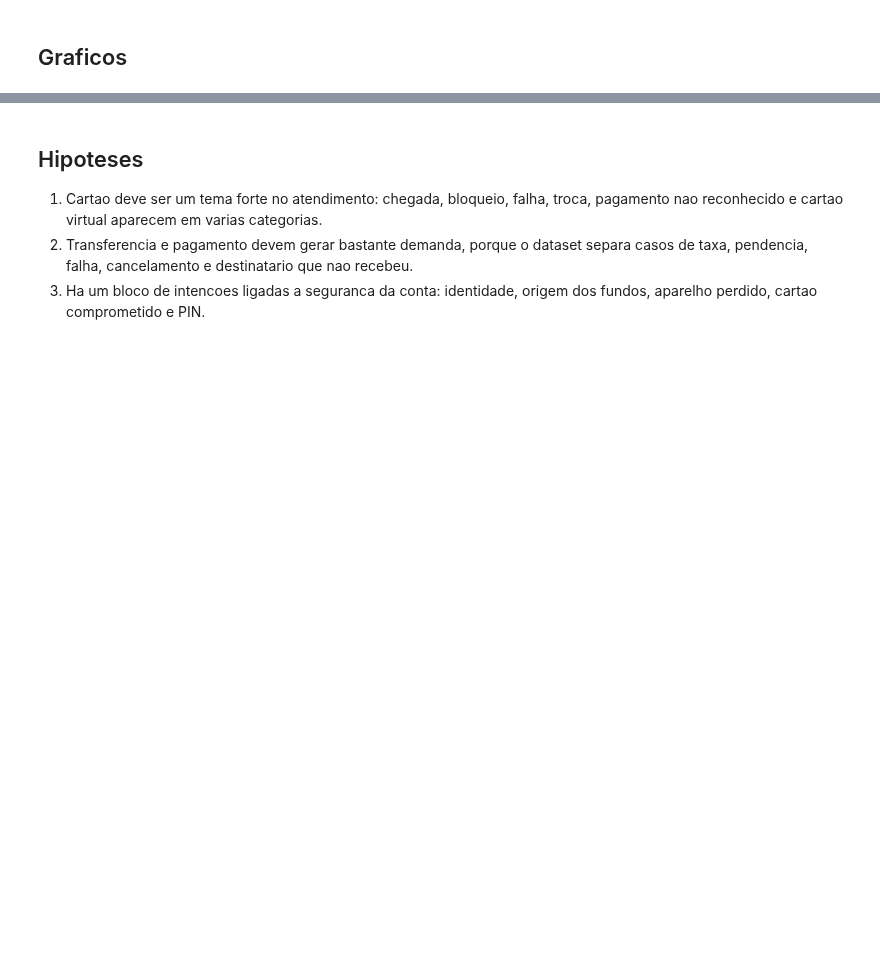
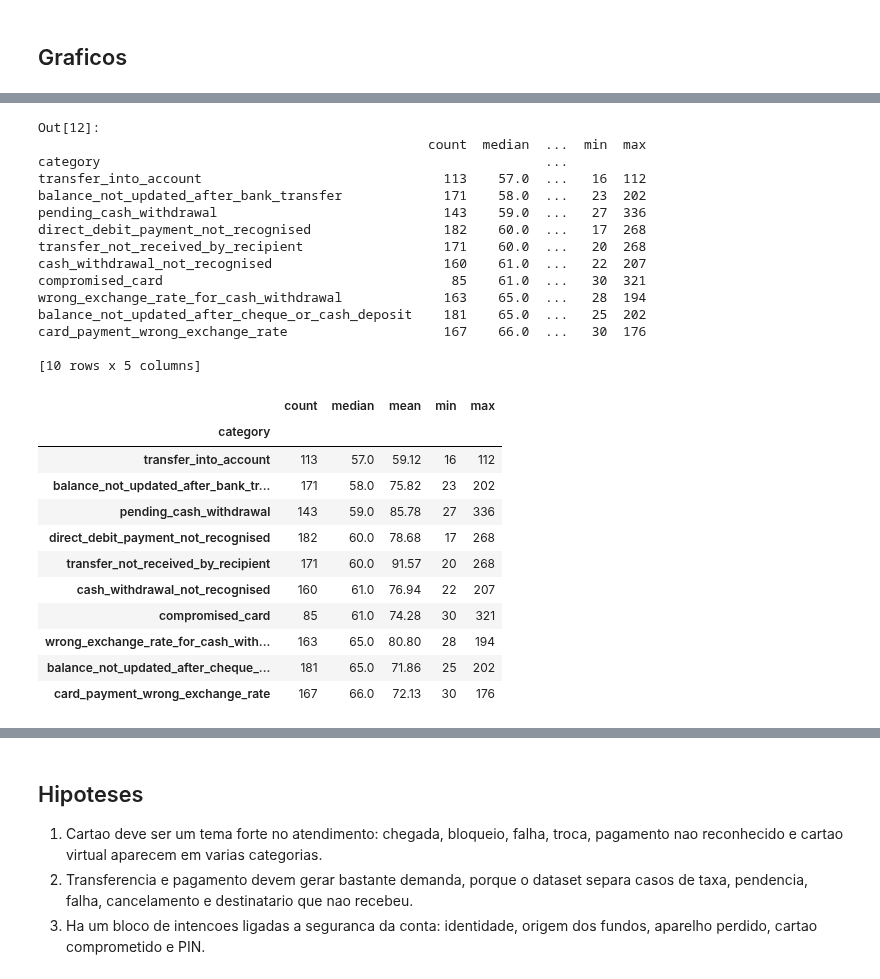
Before and after one commit to franciscocostadev/fintech-guard, a Jupyter notebook: notebooks/banking77/01_eda_banking77.ipynb, the cells around one changed output, grey strips where cells are left out. Saved outputs shown, nothing was run; the diff lists cells and outputs as text; code cells hidden in the pictures; blank space fills up the shorter version.

```diff
--- a/notebooks/banking77/01_eda_banking77.ipynb
+++ b/notebooks/banking77/01_eda_banking77.ipynb
@@ -134,0 +294,30 @@ plt.show()
+# %%
+lengths.groupby('category')['chars'].agg(['count', 'median', 'mean', 'min', 'max']).loc[selected].round(2)
+# %% [output]
+Out[12]:
+                                                  count  median  ...  min  max
+category                                                         ...
+transfer_into_account                               113    57.0  ...   16  112
+balance_not_updated_after_bank_transfer             171    58.0  ...   23  202
+pending_cash_withdrawal                             143    59.0  ...   27  336
+direct_debit_payment_not_recognised                 182    60.0  ...   17  268
+transfer_not_received_by_recipient                  171    60.0  ...   20  268
+cash_withdrawal_not_recognised                      160    61.0  ...   22  207
+compromised_card                                     85    61.0  ...   30  321
+wrong_exchange_rate_for_cash_withdrawal             163    65.0  ...   28  194
+balance_not_updated_after_cheque_or_cash_deposit    181    65.0  ...   25  202
+card_payment_wrong_exchange_rate                    167    66.0  ...   30  176
+
+[10 rows x 5 columns]
+|  | count | median | mean | min | max |
+| category |  |  |  |  |  |
+| transfer_into_account | 113 | 57.0 | 59.12 | 16 | 112 |
+| balance_not_updated_after_bank_tr... | 171 | 58.0 | 75.82 | 23 | 202 |
+| pending_cash_withdrawal | 143 | 59.0 | 85.78 | 27 | 336 |
+| direct_debit_payment_not_recognised | 182 | 60.0 | 78.68 | 17 | 268 |
+| transfer_not_received_by_recipient | 171 | 60.0 | 91.57 | 20 | 268 |
+| cash_withdrawal_not_recognised | 160 | 61.0 | 76.94 | 22 | 207 |
+| compromised_card | 85 | 61.0 | 74.28 | 30 | 321 |
+| wrong_exchange_rate_for_cash_with... | 163 | 65.0 | 80.80 | 28 | 194 |
+| balance_not_updated_after_cheque_... | 181 | 65.0 | 71.86 | 25 | 202 |
+| card_payment_wrong_exchange_rate | 167 | 66.0 | 72.13 | 30 | 176 |
```
Also changed, not shown: parts of 14 cells of this notebook, 7 other files.
